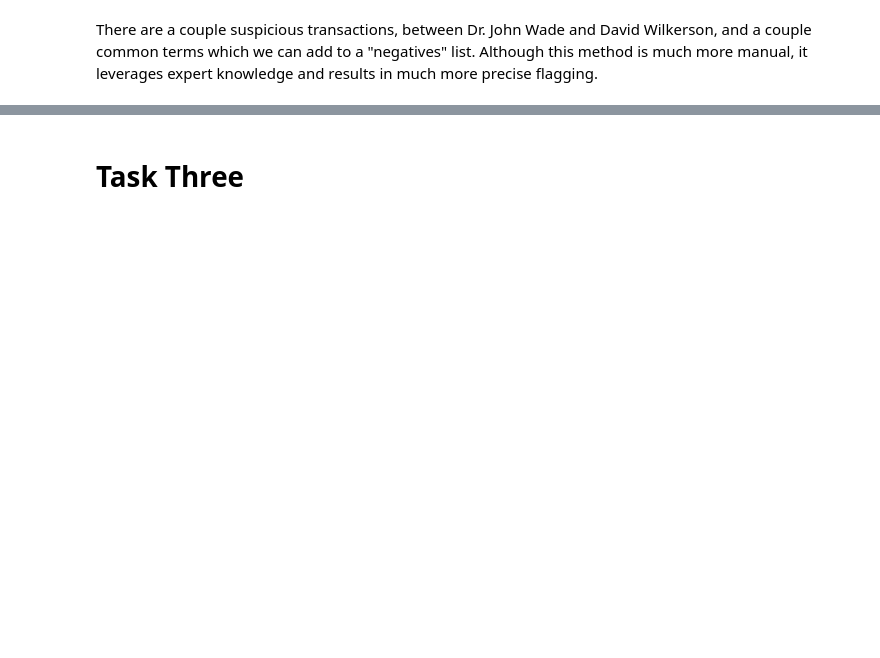
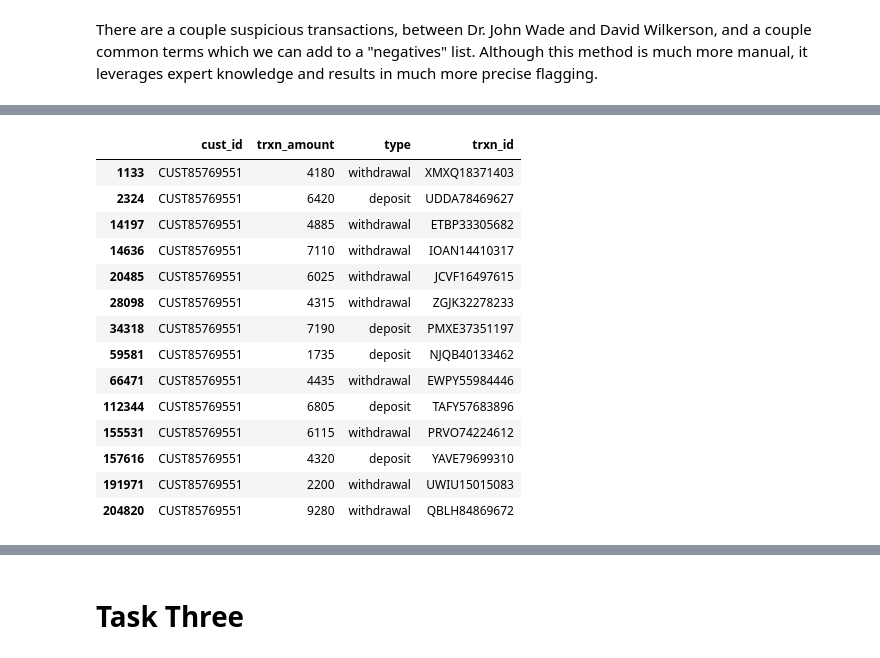
Before and after one commit to jwardbond/2023-imi-bigdata, a Jupyter notebook: eda.ipynb, the cells around one changed output, grey strips where cells are left out. Saved outputs shown, nothing was run; the diff lists cells and outputs as text; code cells hidden in the pictures; blank space fills up the shorter version.

```diff
--- a/eda.ipynb
+++ b/eda.ipynb
@@ -400,0 +501,18 @@ emt[emt['regex_flag']==1]
+# %%
+cash[cash['cust_id'] == davidwilkerson_id]
+# %% [output]
+|  | cust_id | trxn_amount | type | trxn_id |
+| 1133 | CUST85769551 | 4180 | withdrawal | XMXQ18371403 |
+| 2324 | CUST85769551 | 6420 | deposit | UDDA78469627 |
+| 14197 | CUST85769551 | 4885 | withdrawal | ETBP33305682 |
+| 14636 | CUST85769551 | 7110 | withdrawal | IOAN14410317 |
+| 20485 | CUST85769551 | 6025 | withdrawal | JCVF16497615 |
+| 28098 | CUST85769551 | 4315 | withdrawal | ZGJK32278233 |
+| 34318 | CUST85769551 | 7190 | deposit | PMXE37351197 |
+| 59581 | CUST85769551 | 1735 | deposit | NJQB40133462 |
+| 66471 | CUST85769551 | 4435 | withdrawal | EWPY55984446 |
+| 112344 | CUST85769551 | 6805 | deposit | TAFY57683896 |
+| 155531 | CUST85769551 | 6115 | withdrawal | PRVO74224612 |
+| 157616 | CUST85769551 | 4320 | deposit | YAVE79699310 |
+| 191971 | CUST85769551 | 2200 | withdrawal | UWIU15015083 |
+| 204820 | CUST85769551 | 9280 | withdrawal | QBLH84869672 |
```
Also changed, not shown: parts of 16 cells of this notebook.
